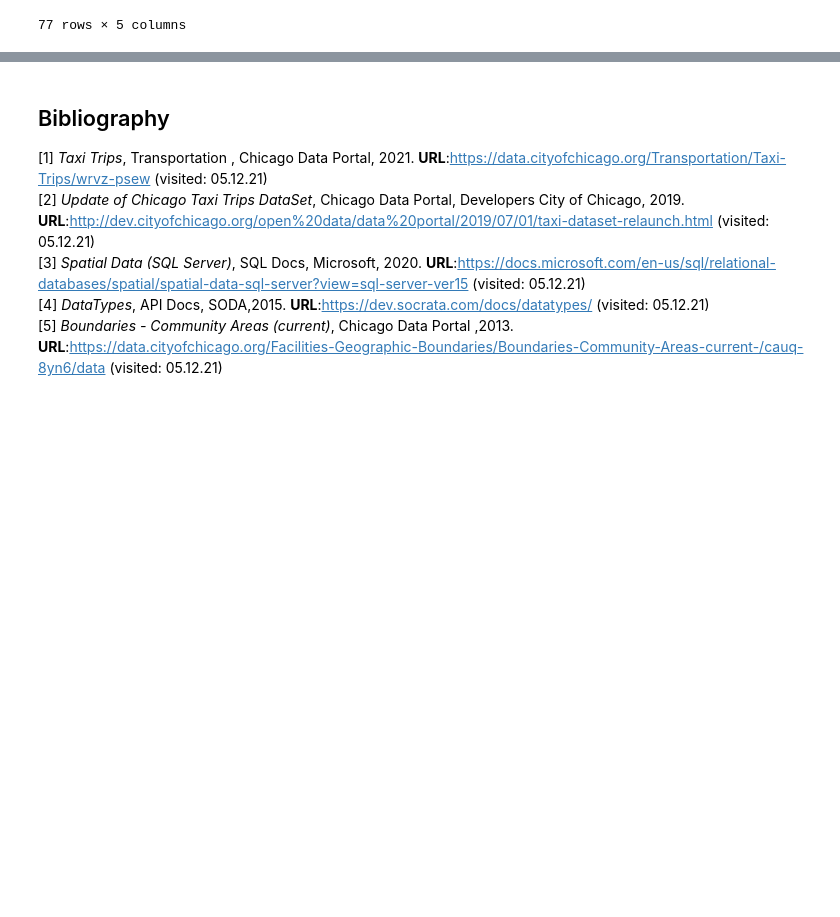
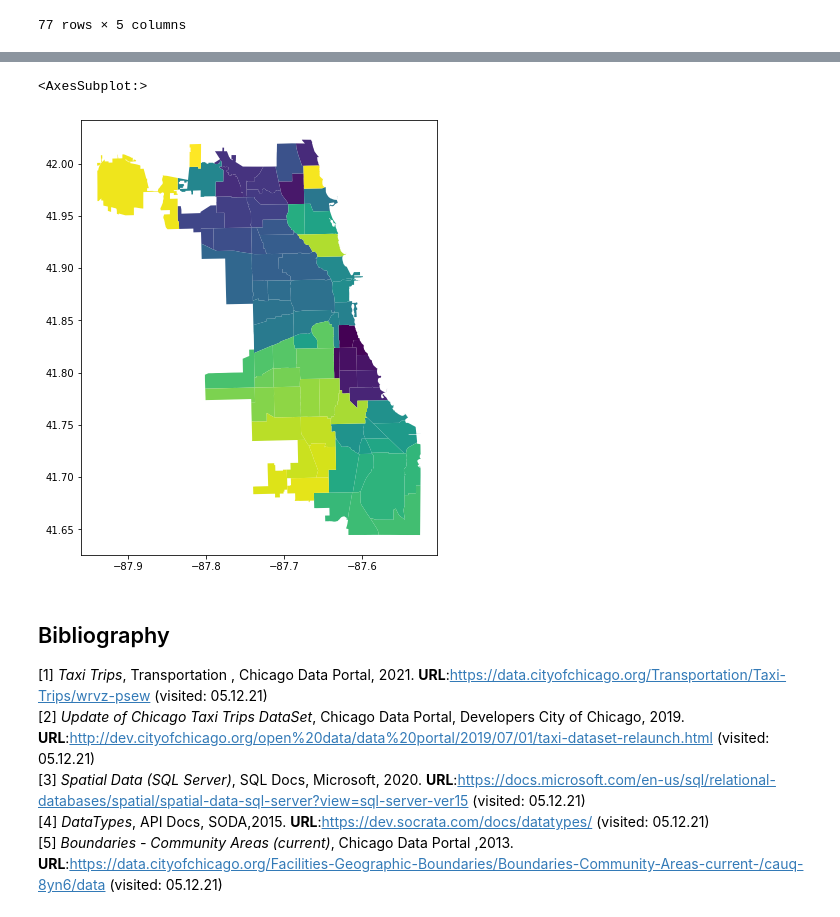
Before and after one commit to BrandPM18/taxiTripRL, a Jupyter notebook: taxi_trip_eda.ipynb, the cells around one changed output, grey strips where cells are left out. Cells and saved outputs as stored; diff of their text form; code cells hidden in the pictures; blank space fills up the shorter version.

```diff
--- a/taxi_trip_eda.ipynb
+++ b/taxi_trip_eda.ipynb
@@ -344,3 +450,6 @@ comm_area
 | 75 | MULTIPOLYGON (((-87.6545559002510... | 77 | EDGEWATER | 4.844999e+07 | 31004.830946 |
 | 76 | MULTIPOLYGON (((-87.8067585337532... | 9 | EDISON PARK | 3.163631e+07 | 25937.226841 |
 77 rows × 5 columns
+# %%
+comm_area['the_geom'] = comm_area['the_geom'].apply(wkt.loads)
+comm_area.rename(columns={"the_geom":"geometry"},inplace=True)
@@ -346,0 +472,2 @@ comm_area
+# %%
+gd_area = gpd.GeoDataFrame(comm_area,crs='epsg:4326')
@@ -346,0 +483,6 @@ comm_area
+# %%
+fig, ax = plt.subplots(figsize=(12,8))
+gd_area.plot(ax=ax, cmap = "viridis")
+# %% [output]
+<AxesSubplot:>
+[figure, added]
```
Also changed, not shown: parts of 50 cells of this notebook.
